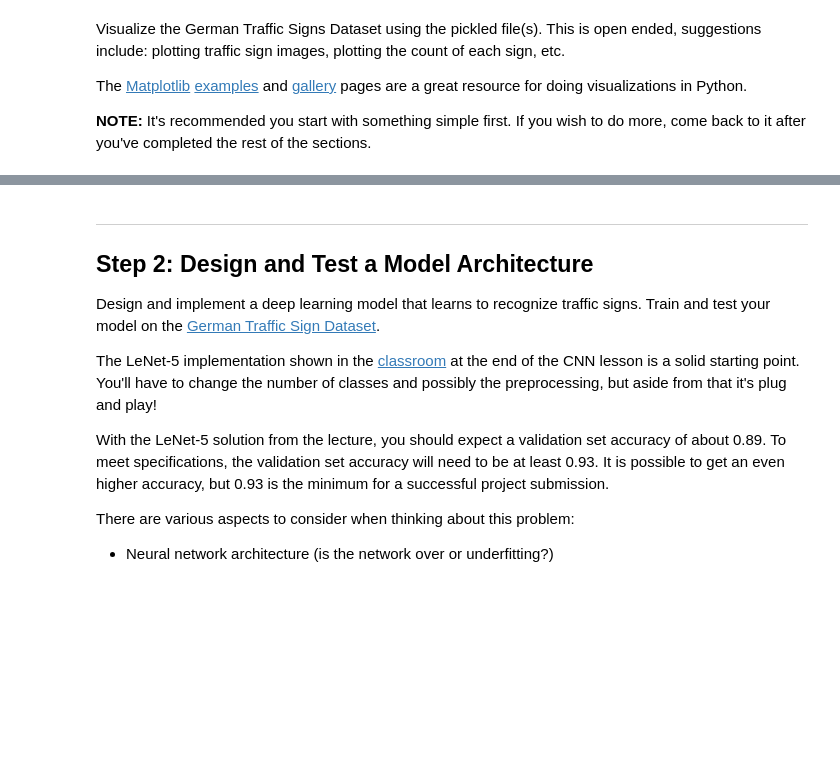
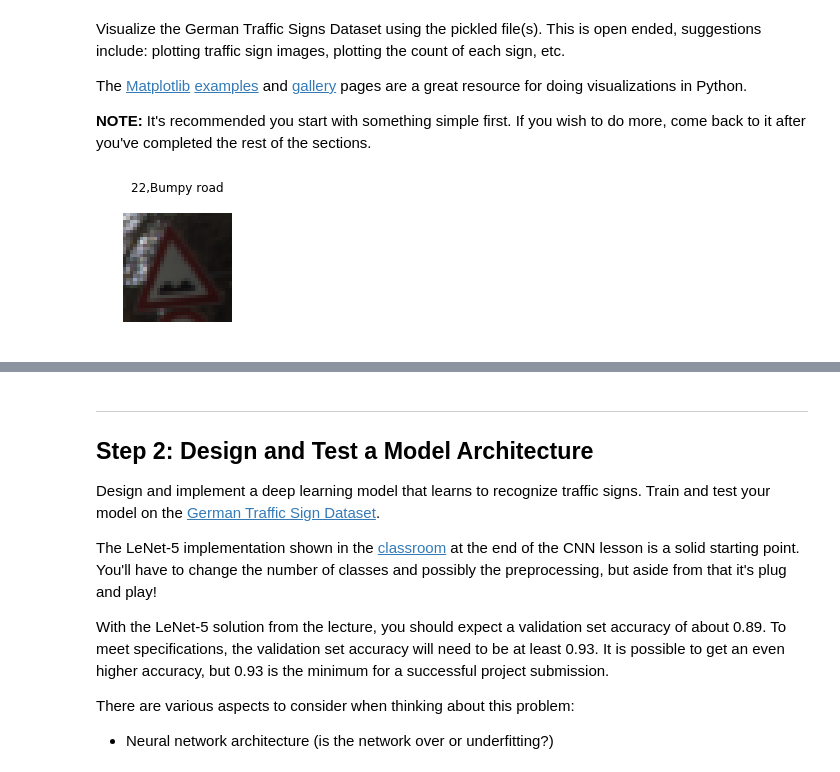
Before and after one commit to umangsa/CarND-Traffic-Sign-classification, a Jupyter notebook: Traffic_Sign_Classifier.ipynb, the cells around one changed output, grey strips where cells are left out. Drawn from its saved outputs; the diff is of its cells as text; code cells hidden in the pictures; blank space fills up the shorter version.

```diff
--- a/Traffic_Sign_Classifier.ipynb
+++ b/Traffic_Sign_Classifier.ipynb
@@ -91,17 +91,25 @@ The [Matplotlib](http://matplotlib.org/) [examples](http://matplotlib.org/exampl
 # %%
 ### Data exploration visualization code goes here.
 ### Feel free to use as many code cells as needed.
-
 import matplotlib.pyplot as plt
 import random
 import linecache
 # Visualizations will be shown in the notebook.
 %matplotlib inline
 
 # Pick a random image from training set to display
 index = random.randint(0, len(X_train))
 sign_category = y_train[index]
 
 # Get the name of the sign from the signnames file
 sign_name = linecache.getline("signnames.csv", sign_category+2)
+
+# Show the sign
+fig, ax = plt.subplots(figsize=(2,2))
+ax.imshow(X_train[index])
+plt.title(sign_name)
+ax.axis('off')  # clear x- and y-axes
+plt.show()
+# %% [output]
+[figure, added]
 # %%
```
Also changed, not shown: parts of 15 cells of this notebook.
